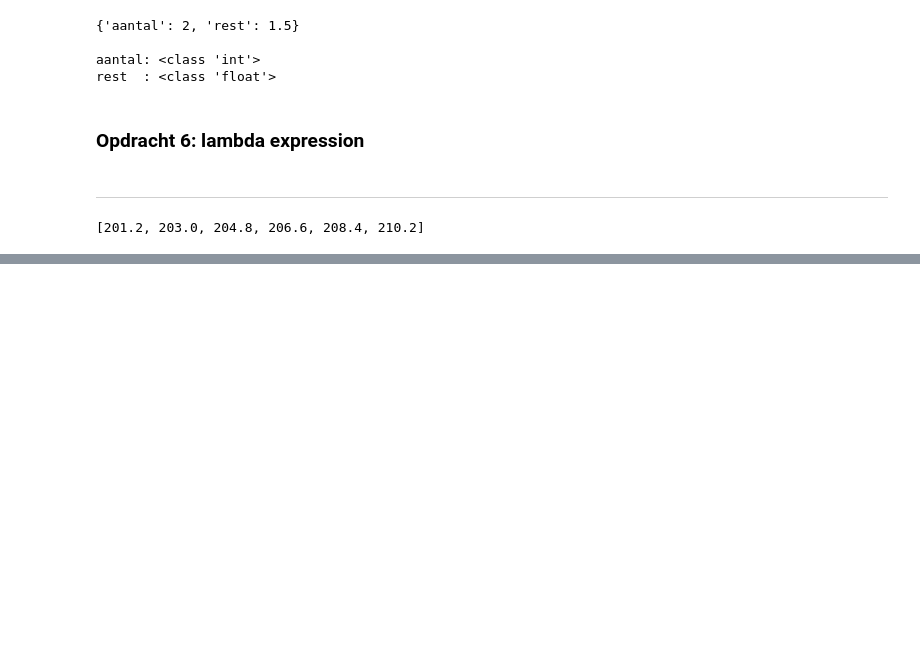
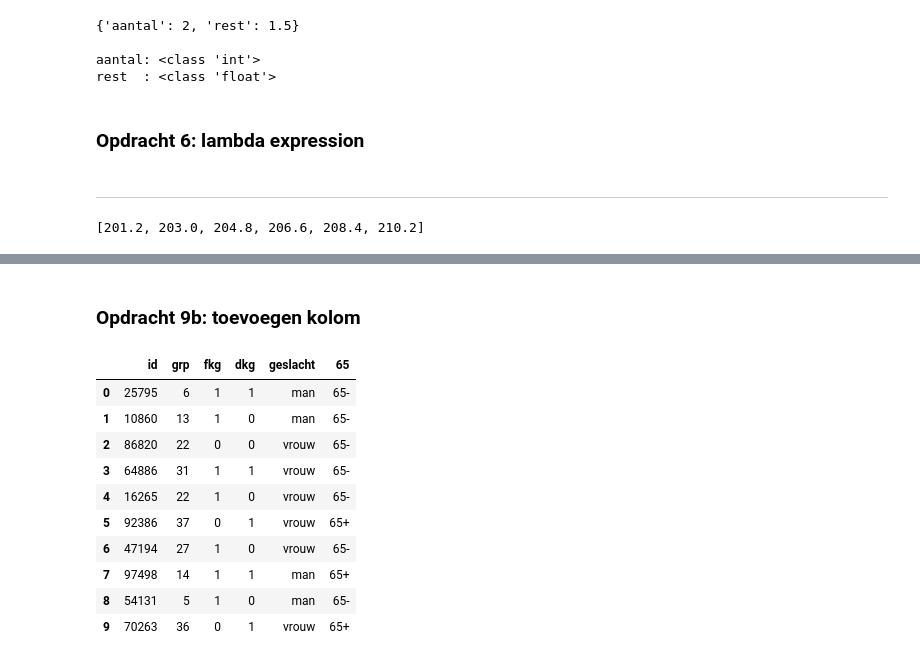
Before and after one commit to Brinkhuis/Cursus, a Jupyter notebook: notebooks/antwoorden.ipynb, the cells around one changed output, grey strips where cells are left out. Saved outputs shown, nothing was run; the diff lists cells and outputs as text; code cells hidden in the pictures; blank space fills up the shorter version.

```diff
--- a/notebooks/antwoorden.ipynb
+++ b/notebooks/antwoorden.ipynb
@@ -351,0 +372,8 @@ list(filter(lambda f: f > 200, map(lambda c: c * 9 / 5 + 32, celsius)))
+# %%
+np.random.seed(42)
+aantal_personen = 10000
+df = pd.DataFrame({'id': np.random.choice(range(10000, 100000), aantal_personen),
+                   'grp': np.random.choice(range(1, 41), aantal_personen, replace=True),
+                   'fkg': np.random.choice(range(2), aantal_personen, replace=True),
+                   'dkg': np.random.choice(range(2), aantal_personen, replace=True)})
+df.sample(n=10)
@@ -351,0 +394,3 @@ list(filter(lambda f: f > 200, map(lambda c: c * 9 / 5 + 32, celsius)))
+# %%
+df['geslacht'] = np.where(df.grp <= 20, 'man', 'vrouw')
+df.head()
@@ -351,0 +404,18 @@ list(filter(lambda f: f > 200, map(lambda c: c * 9 / 5 + 32, celsius)))
+# %% [markdown]
+### Opdracht 9b: toevoegen kolom
+# %%
+# uitwerking 1
+df['65'] = ['65+' if (g >= 14 and g <= 20) or g >= 34 else '65-' for g in df.grp]
+df.head(10)
+# %% [output]
+|  | id | grp | fkg | dkg | geslacht | 65 |
+| 0 | 25795 | 6 | 1 | 1 | man | 65- |
+| 1 | 10860 | 13 | 1 | 0 | man | 65- |
+| 2 | 86820 | 22 | 0 | 0 | vrouw | 65- |
+| 3 | 64886 | 31 | 1 | 1 | vrouw | 65- |
+| 4 | 16265 | 22 | 1 | 0 | vrouw | 65- |
+| 5 | 92386 | 37 | 0 | 1 | vrouw | 65+ |
+| 6 | 47194 | 27 | 1 | 0 | vrouw | 65- |
+| 7 | 97498 | 14 | 1 | 1 | man | 65+ |
+| 8 | 54131 | 5 | 1 | 0 | man | 65- |
+| 9 | 70263 | 36 | 0 | 1 | vrouw | 65+ |
```
Also changed, not shown: parts of 30 cells of this notebook, 9 other files.
